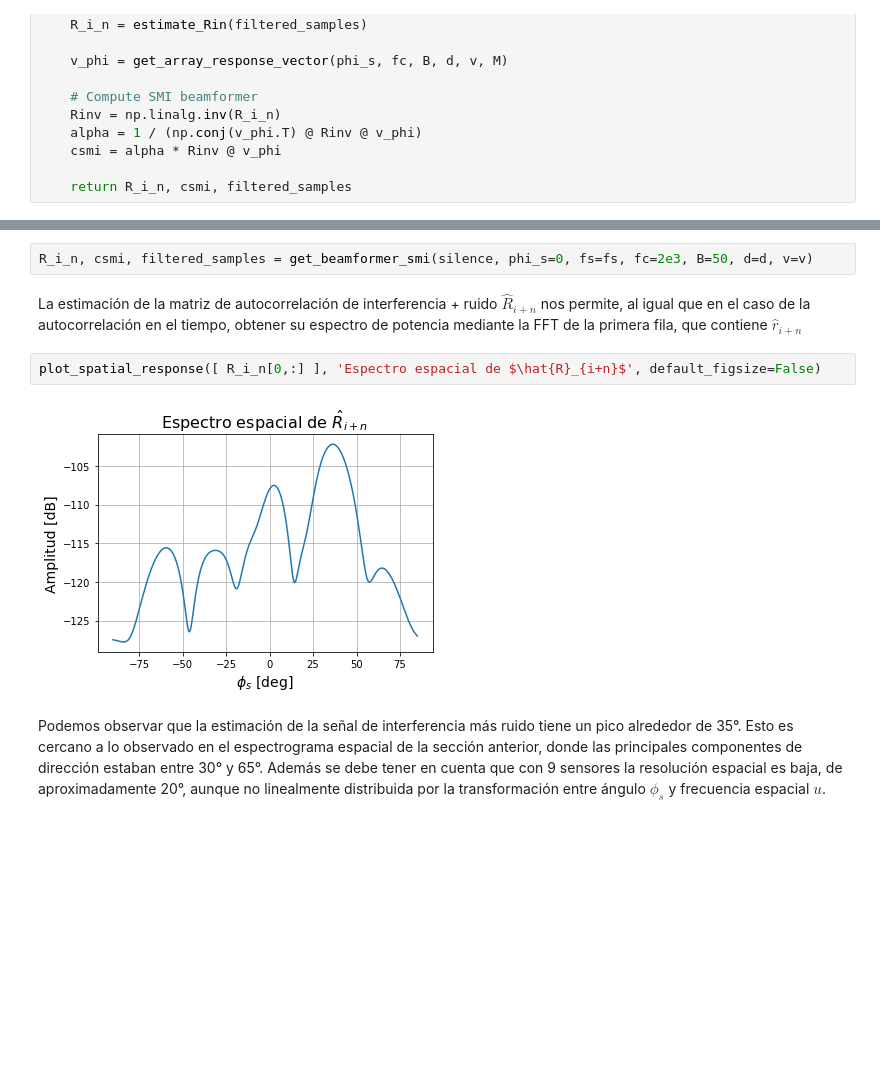
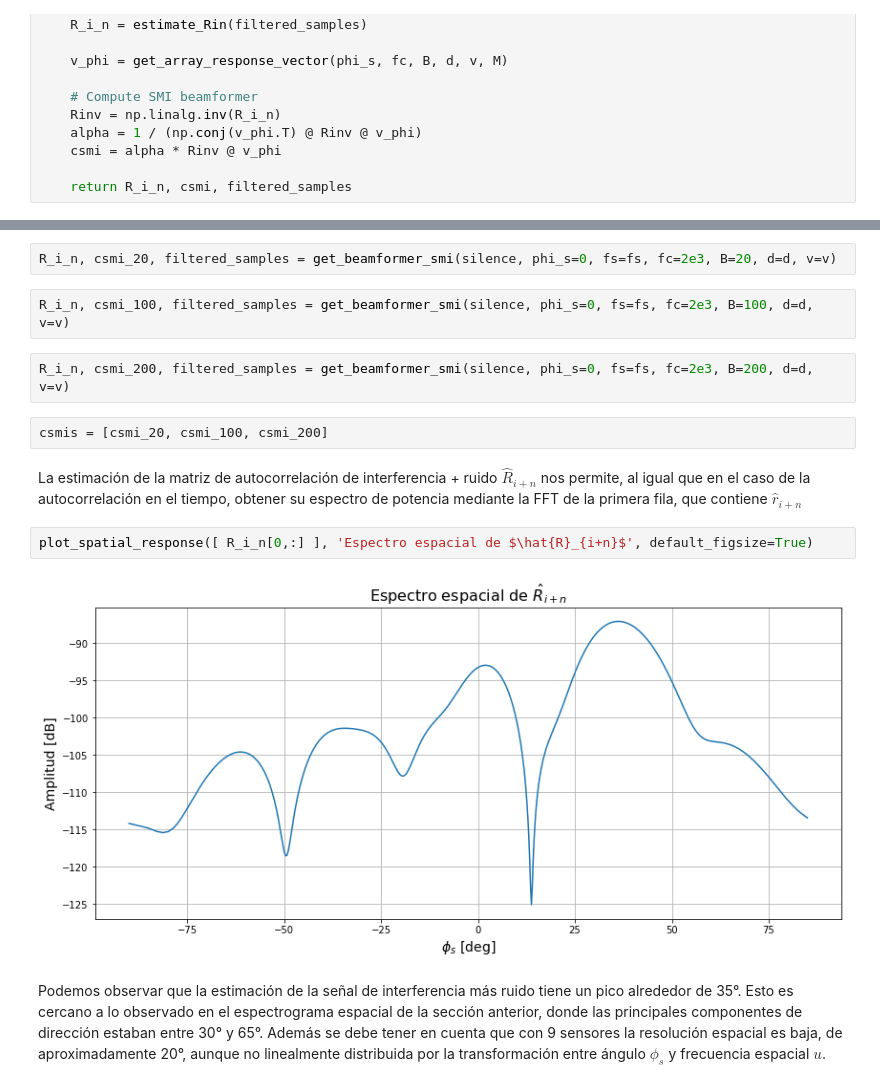
Before and after one commit to asp-image-dsp/asp-tp4, a Jupyter notebook: notebook/report.ipynb, the cells around one changed output, grey strips where cells are left out. Drawn from its saved outputs; the diff is of its cells as text; blank space fills up the shorter version.

```diff
--- a/notebook/report.ipynb
+++ b/notebook/report.ipynb
@@ -297,11 +301,17 @@ IPython.display.Audio(silence[0:1], rate=fs)
 # %%
-R_i_n, csmi, filtered_samples = get_beamformer_smi(silence, phi_s=0, fs=fs, fc=2e3, B=50, d=d, v=v)
+R_i_n, csmi_20, filtered_samples = get_beamformer_smi(silence, phi_s=0, fs=fs, fc=2e3, B=20, d=d, v=v)
+# %%
+R_i_n, csmi_100, filtered_samples = get_beamformer_smi(silence, phi_s=0, fs=fs, fc=2e3, B=100, d=d, v=v)
+# %%
+R_i_n, csmi_200, filtered_samples = get_beamformer_smi(silence, phi_s=0, fs=fs, fc=2e3, B=200, d=d, v=v)
+# %%
+csmis = [csmi_20, csmi_100, csmi_200]
 # %% [markdown]
 La estimación de la matriz de autocorrelación de interferencia + ruido $\hat{R}_{i+n}$ nos permite, al igual que en el caso de la autocorrelación en el tiempo, obtener su espectro de potencia mediante la FFT de la primera fila, que contiene $\hat{r}_{i+n}$
 # %%
-plot_spatial_response([ R_i_n[0,:] ], 'Espectro espacial de $\hat{R}_{i+n}$', default_figsize=False)
+plot_spatial_response([ R_i_n[0,:] ], 'Espectro espacial de $\hat{R}_{i+n}$', default_figsize=True)
 # %% [output]
-[figure, old version]
+[figure, new version]
 # %% [markdown]
 Podemos observar que la estimación de la señal de interferencia más ruido tiene un pico alrededor de 35°. Esto es cercano a lo observado en el espectrograma espacial de la sección anterior, donde las principales componentes de dirección estaban entre 30° y 65°. Además se debe tener en cuenta que con 9 sensores la resolución espacial es baja, de aproximadamente 20°, aunque no linealmente distribuida por la transformación entre ángulo $\phi_s$ y frecuencia espacial $u$.
 # %%
```
Also changed, not shown: parts of 9 cells of this notebook.
